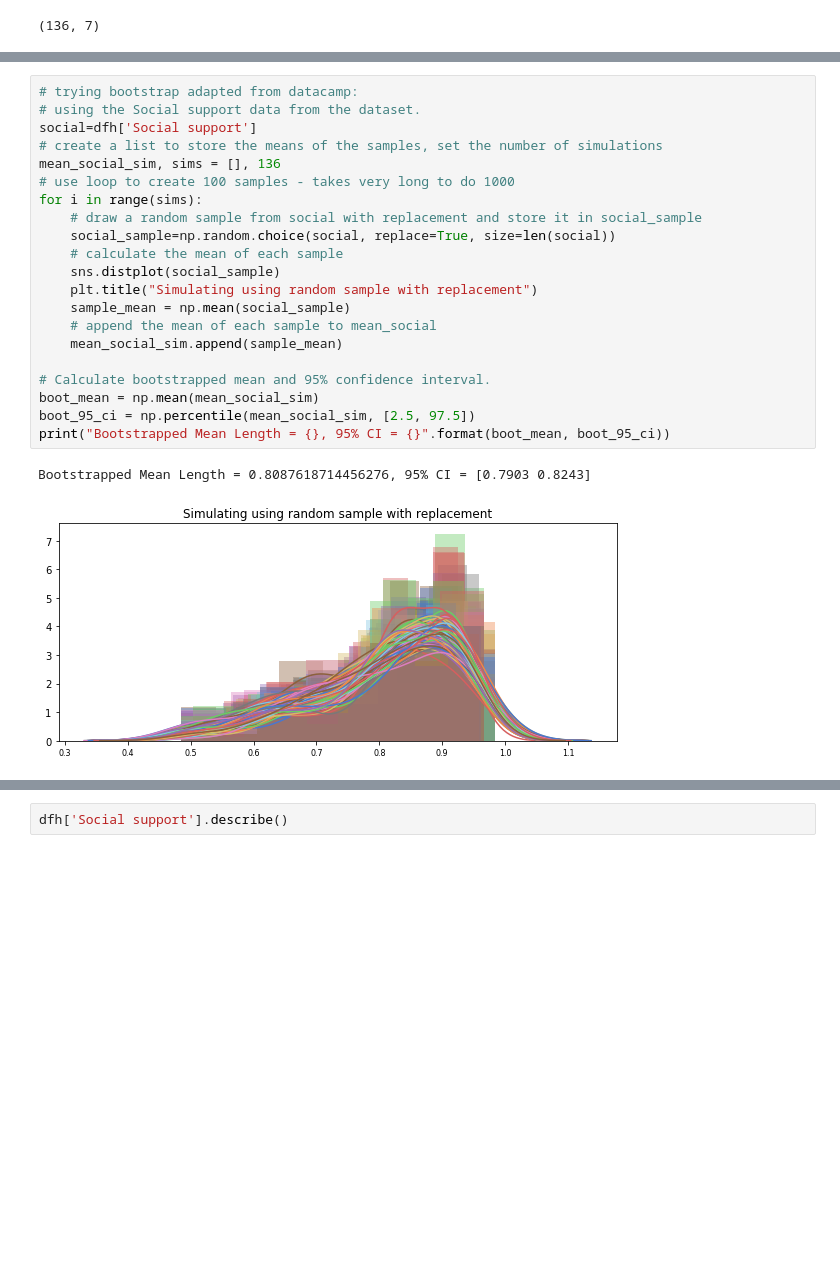
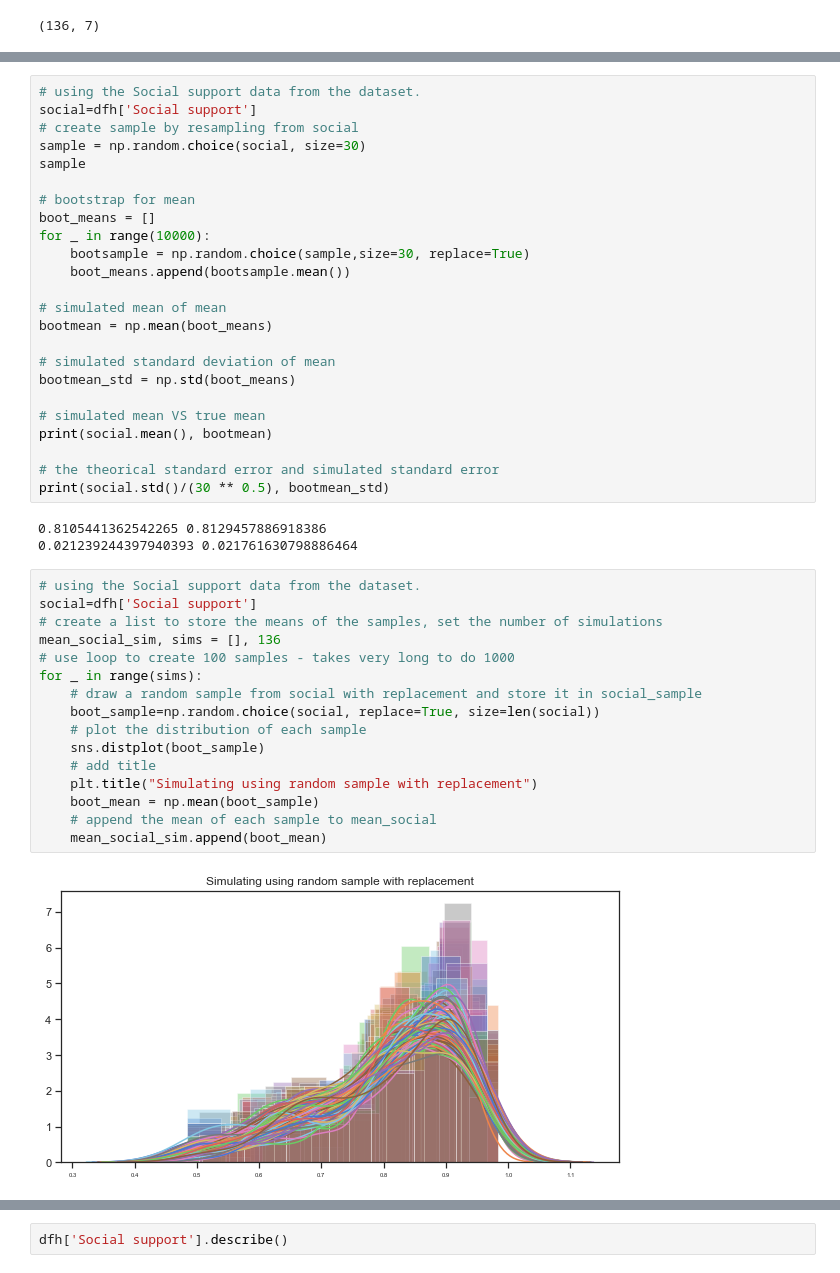
Before and after one commit to angela1C/Programming-for-Data-Analysis-Simulation-Project-2019, a Jupyter notebook: HappySimulate.ipynb, the cells around one changed output, grey strips where cells are left out. Cells and saved outputs as stored; diff of their text form; blank space fills up the shorter version.

Commit message:
resampling social, looking at income

```diff
--- a/HappySimulate.ipynb
+++ b/HappySimulate.ipynb
@@ -1554,24 +1548,45 @@ This is not really what I need here. This is estimating a quantity such as the m
+# %%
+# using the Social support data from the dataset.
+social=dfh['Social support']
+# create sample by resampling from social
+sample = np.random.choice(social, size=30)
+sample
+
+# bootstrap for mean
+boot_means = []
+for _ in range(10000):
+    bootsample = np.random.choice(sample,size=30, replace=True)
+    boot_means.append(bootsample.mean())
+
+# simulated mean of mean
+bootmean = np.mean(boot_means)
+
+# simulated standard deviation of mean
+bootmean_std = np.std(boot_means)
+
+# simulated mean VS true mean
+print(social.mean(), bootmean)
+
+# the theorical standard error and simulated standard error
+print(social.std()/(30 ** 0.5), bootmean_std)
+# %% [output]
+0.8105441362542265 0.8129457886918386
+0.021239244397940393 0.021761630798886464
 # %%
-# trying bootstrap adapted from datacamp:
 # using the Social support data from the dataset.
 social=dfh['Social support']
 # create a list to store the means of the samples, set the number of simulations
 mean_social_sim, sims = [], 136
 # use loop to create 100 samples - takes very long to do 1000
-for i in range(sims):
+for _ in range(sims):
     # draw a random sample from social with replacement and store it in social_sample
-    social_sample=np.random.choice(social, replace=True, size=len(social))
-    # calculate the mean of each sample
-    sns.distplot(social_sample)
+    boot_sample=np.random.choice(social, replace=True, size=len(social))
+    # plot the distribution of each sample
+    sns.distplot(boot_sample)
+    # add title
     plt.title("Simulating using random sample with replacement")
-    sample_mean = np.mean(social_sample)
+    boot_mean = np.mean(boot_sample)
     # append the mean of each sample to mean_social
-    mean_social_sim.append(sample_mean)
-
-# Calculate bootstrapped mean and 95% confidence interval.
-boot_mean = np.mean(mean_social_sim)
-boot_95_ci = np.percentile(mean_social_sim, [2.5, 97.5])
-print("Bootstrapped Mean Length = {}, 95% CI = {}".format(boot_mean, boot_95_ci))
+    mean_social_sim.append(boot_mean)
 # %% [output]
-Bootstrapped Mean Length = 0.8087618714456276, 95% CI = [0.7903 0.8243]
-[figure, old version]
+[figure, new version]
```
Also changed, not shown: parts of 40 cells of this notebook, 1 other file.
